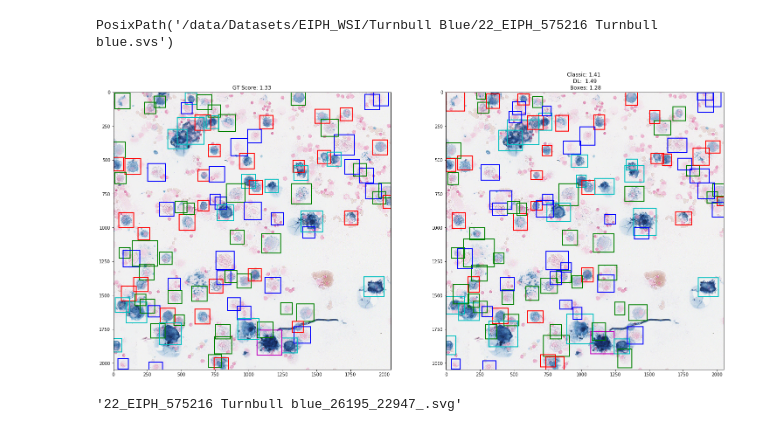
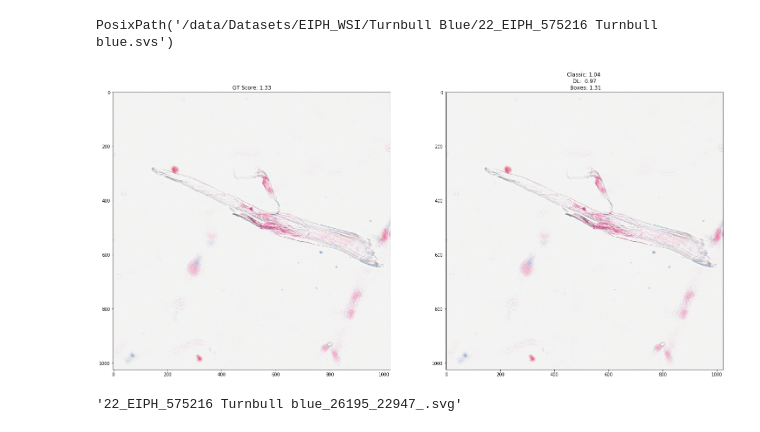
Before and after one commit to ChristianMarzahl/EIPH_WSI, a Jupyter notebook: Detection/CreateJournalImages.ipynb, the cells around one changed output. Saved outputs shown, nothing was run; the diff lists cells and outputs as text; code cells hidden in the pictures.

```diff
--- a/Detection/CreateJournalImages.ipynb
+++ b/Detection/CreateJournalImages.ipynb
@@ -150,7 +150,7 @@ files
  PosixPath('/data/Datasets/EIPH_WSI/Turnbull Blue/22_EIPH_575216 Turnbull blue.svs'),
  PosixPath('/data/Datasets/EIPH_WSI/Berliner Blau/26_EIPH_566482 L Berliner Blau.svs')]
 # %%
-file = [f for f in files if "22_" in str(f)][0]
+file = [f for f in files if "22_EIPH_575216 Turnbull blue" in str(f)][0]
 
 slide = openslide.open_slide(str(file))
 
@@ -166,29 +166,30 @@ annotations = np.array(resultsArchive[file.stem+".svs"])
 
 annotations_nms_dist = non_max_suppression_by_distance(annotations, annotations[:, 5], radius=50)
 # %%
-x = 26195#26525
-y = 22947#21036
-width = 2048
-height = 2048
+x = 4500#26525  4000, 10000
+y = 7500#21036
+width = 1024
+height = 1024
 
 image_np = np.array(slide.read_region(location=(x,y),
                                           level=0, size=(width, height)))[:, :, :3]
 # %%
 fig, ((ax1, ax2)) = plt.subplots(nrows=1, ncols=2, figsize=(25,25))
 
 ax1.set_title("GT Score: {0:1.2f}".format(np.mean(labels_gt)))
 create_results(ax1, boxes_gt, labels_gt, x, y, height, width)
 ax1.imshow(image_np)
 
-ids = annotations_nms_dist[:, 5] > 0.5
-ax2.set_title("Classic: {0:1.2f} \n DL:  {1:1.2f} \n Boxes: {2:1.2f}".format(1.41, 1.49, np.mean(annotations_nms_dist[ids, 4])))
+ids = annotations_nms_dist[:, 5] > 0.6
+ax2.set_title("Classic: {0:1.2f} \n DL:  {1:1.2f} \n Boxes: {2:1.2f}".format(1.04, 0.97, np.mean(annotations_nms_dist[ids, 4])))
 create_results(ax2, annotations_nms_dist[ids], annotations_nms_dist[ids, 4], x, y, height, width)
 ax2.imshow(image_np)
 
-plt.rcParams['svg.fonttype'] = 'none'
-fig.savefig(file.stem+"_{0}_{1}_.pdf".format(x,y), transparent=True)
+plt.rcParams["font.family"] = "Times New Roman"
+#plt.rcParams['svg.fonttype'] = 'none'
+fig.savefig(file.stem+"_{0}_{1}_.svg".format(x,y), transparent=True)
 # %% [output]
-[figure, old version]
+[figure, new version]
 # %%
 file.stem+"_{0}_{1}_.svg".format(x,y)
 # %% [output]
```
Also changed, not shown: parts of 1 cell of this notebook, 10 other files.
